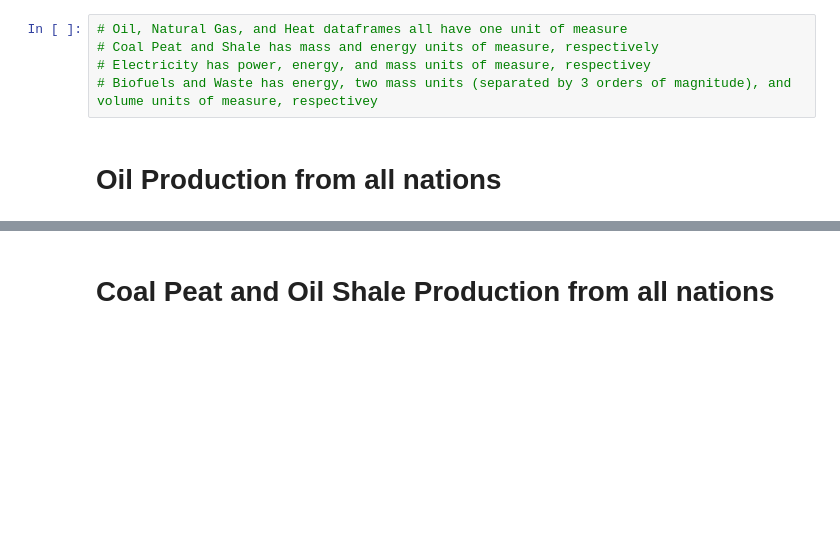
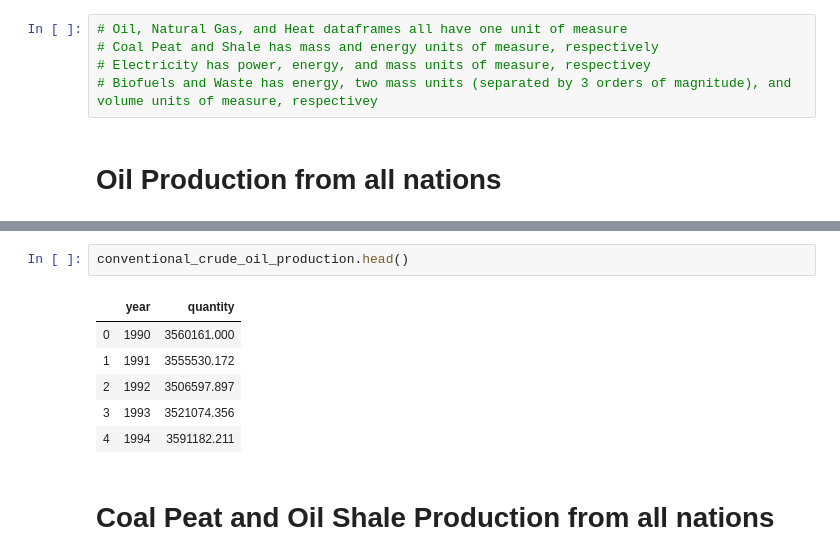
Before and after one commit to philipayazi/International-Energy-Statistics, a Jupyter notebook: International_Energy_Statistics.ipynb, the cells around one changed output, grey strips where cells are left out. Cells and saved outputs as stored; diff of their text form; blank space fills up the shorter version.

```diff
--- a/International_Energy_Statistics.ipynb
+++ b/International_Energy_Statistics.ipynb
@@ -294,3 +341,12 @@ ax1.set_yscale('log')
+# %%
+conventional_crude_oil_production.head()
+# %% [output]
+|  | year | quantity |
+| 0 | 1990 | 3560161.000 |
+| 1 | 1991 | 3555530.172 |
+| 2 | 1992 | 3506597.897 |
+| 3 | 1993 | 3521074.356 |
+| 4 | 1994 | 3591182.211 |
 # %% [markdown]
 # Coal Peat and Oil Shale Production from all nations
 # %%
```
Also changed, not shown: parts of 14 cells of this notebook.
